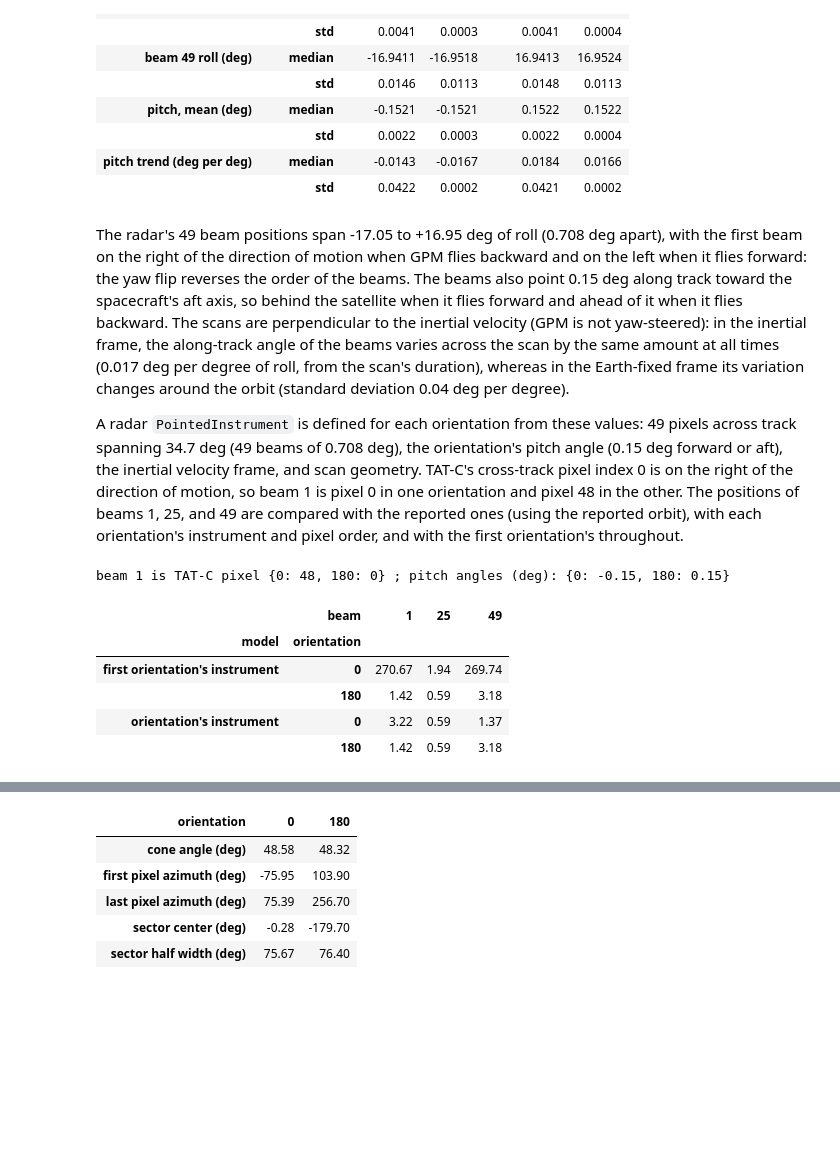
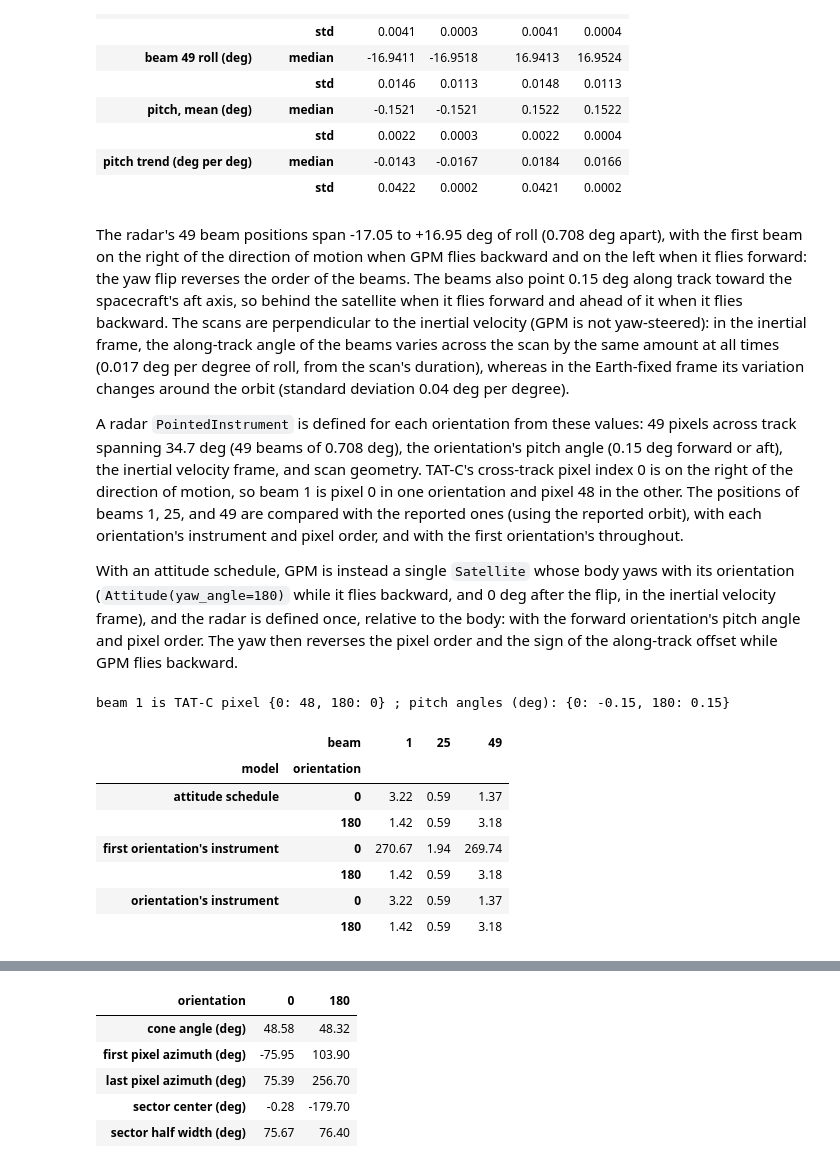
Before and after one commit to code-lab-org/tatc, a Jupyter notebook: docs/validation/ValidateYawFlipGPM.ipynb, the cells around one changed output, grey strips where cells are left out. Drawn from its saved outputs; the diff is of its cells as text; code cells hidden in the pictures; blank space fills up the shorter version.

```diff
--- a/docs/validation/ValidateYawFlipGPM.ipynb
+++ b/docs/validation/ValidateYawFlipGPM.ipynb
@@ -307,39 +307,57 @@ beams.groupby(["orientation", "frame"]).agg(["median", "std"]).round(4).T
 The radar's 49 beam positions span -17.05 to +16.95 deg of roll (0.708 deg apart), with the first beam on the right of the direction of motion when GPM flies backward and on the left when it flies forward: the yaw flip reverses the order of the beams. The beams also point 0.15 deg along track toward the spacecraft's aft axis, so behind the satellite when it flies forward and ahead of it when it flies backward. The scans are perpendicular to the inertial velocity (GPM is not yaw-steered): in the inertial frame, the along-track angle of the beams varies across the scan by the same amount at all times (0.017 deg per degree of roll, from the scan's duration), whereas in the Earth-fixed frame its variation changes around the orbit (standard deviation 0.04 deg per degree).
 
 A radar `PointedInstrument` is defined for each orientation from these values: 49 pixels across track spanning 34.7 deg (49 beams of 0.708 deg), the orientation's pitch angle (0.15 deg forward or aft), the inertial velocity frame, and scan geometry. TAT-C's cross-track pixel index 0 is on the right of the direction of motion, so beam 1 is pixel 0 in one orientation and pixel 48 in the other. The positions of beams 1, 25, and 49 are compared with the reported ones (using the reported orbit), with each orientation's instrument and pixel order, and with the first orientation's throughout.
+
+With an attitude schedule, GPM is instead a single `Satellite` whose body yaws with its orientation (`Attitude(yaw_angle=180)` while it flies backward, and 0 deg after the flip, in the inertial velocity frame), and the radar is defined once, relative to the body: with the forward orientation's pitch angle and pixel order. The yaw then reverses the pixel order and the sign of the along-track offset while GPM flies backward.
 # %%
 inertial = beams[beams.frame == "inertial"].groupby("orientation").median(numeric_only=True)
 radar = {
     o: PointedInstrument(name="Ku", field_of_regard=36, cross_track_field_of_view=49 * 0.708, along_track_field_of_view=0.7, pitch_angle=round(float(inertial.loc[o, "pitch, mean (deg)"]), 2), cross_track_pixels=49, is_rectangular=True, view_geometry=ViewGeometry.SCAN, velocity_frame=VelocityFrame.INERTIAL)
     for o in (0, 180)
 }
 first_orientation = int(orientation.orientation.iloc[0])
 beam1_pixel = {o: (0 if inertial.loc[o, "beam 1 roll (deg)"] < 0 else 48) for o in (0, 180)}
+
+# with an attitude schedule, GPM is one satellite whose body yaws with its orientation (180 deg: flying backward),
+# and the radar is defined once, relative to the body (as in the forward orientation, 0 deg)
+orientations = [int(orientation[orientation.time < FLIP].orientation.mode()[0]), int(orientation[orientation.time >= FLIP].orientation.mode()[0])]
+schedule = AttitudeSchedule.from_attitudes(
+    [orientation.time.iloc[0].to_pydatetime(), FLIP.to_pydatetime()],
+    [Attitude(yaw_angle=o, velocity_frame=VelocityFrame.INERTIAL) for o in orientations],
+)
+body_radar = PointedInstrument(name="Ku", field_of_regard=36, cross_track_field_of_view=49 * 0.708, along_track_field_of_view=0.7, pitch_angle=radar[0].pitch_angle, cross_track_pixels=49, is_rectangular=True, view_geometry=ViewGeometry.SCAN)
+scheduled_radar = Satellite(name="GPM", orbit=orbit, instruments=[body_radar], attitude=schedule).get_instrument(0)
 
 
 def beam_errors(record, step=40):
     rows = []
     for s in range(5, len(record["seconds"]), step):
         track = ephemeris_track(record, [s])[0]
         o = int(record["orientation"][s])
         if o not in (0, 180):
             continue
         for beam in (1, 25, 49):
             lat, lon = float(record["latitude"][s, beam - 1]), float(record["longitude"][s, beam - 1])
-            for label, model in (("orientation's instrument", o), ("first orientation's instrument", first_orientation)):
-                pixel = (beam - 1) if beam1_pixel[model] == 0 else (49 - beam)
-                position = radar[model].compute_projected_pixel_position(track, pixel, 0)
+            for label, instrument, order in (
+                ("orientation's instrument", radar[o], o),
+                ("first orientation's instrument", radar[first_orientation], first_orientation),
+                ("attitude schedule", scheduled_radar, 0),
+            ):
+                pixel = (beam - 1) if beam1_pixel[order] == 0 else (49 - beam)
+                position = instrument.compute_projected_pixel_position(track, pixel, 0)
                 rows.append({"orientation": o, "beam": beam, "model": label, "distance (km)": geodesic_distance(lon, lat, position.longitude.degrees, position.latitude.degrees) / 1e3})
     return rows
 
 
 beam_table = pd.DataFrame([row for rows in Parallel(n_jobs=-1)(delayed(beam_errors)(r) for r in list(ku.values())[::3]) for row in rows])
 print("beam 1 is TAT-C pixel", beam1_pixel, "; pitch angles (deg):", {o: r.pitch_angle for o, r in radar.items()})
 beam_table.groupby(["model", "orientation", "beam"])["distance (km)"].median().unstack("beam").round(2)
 # %% [output]
 beam 1 is TAT-C pixel {0: 48, 180: 0} ; pitch angles (deg): {0: -0.15, 180: 0.15}
 |  | beam | 1 | 25 | 49 |
 | model | orientation |  |  |  |
+| attitude schedule | 0 | 3.22 | 0.59 | 1.37 |
+|  | 180 | 1.42 | 0.59 | 3.18 |
 | first orientation's instrument | 0 | 270.67 | 1.94 | 269.74 |
 |  | 180 | 1.42 | 0.59 | 3.18 |
 | orientation's instrument | 0 | 3.22 | 0.59 | 1.37 |
```
Also changed, not shown: parts of 6 cells of this notebook, 19 other files.
